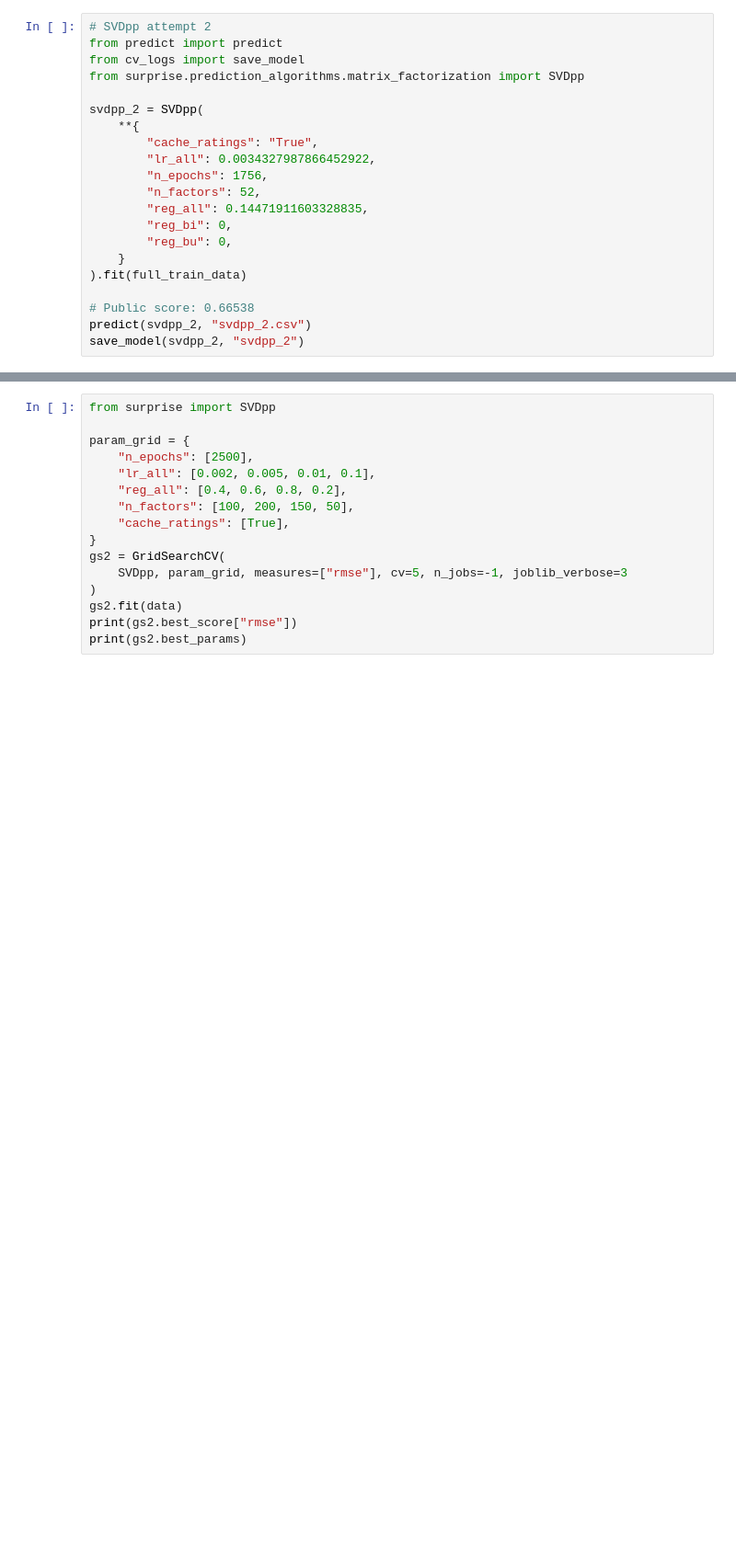
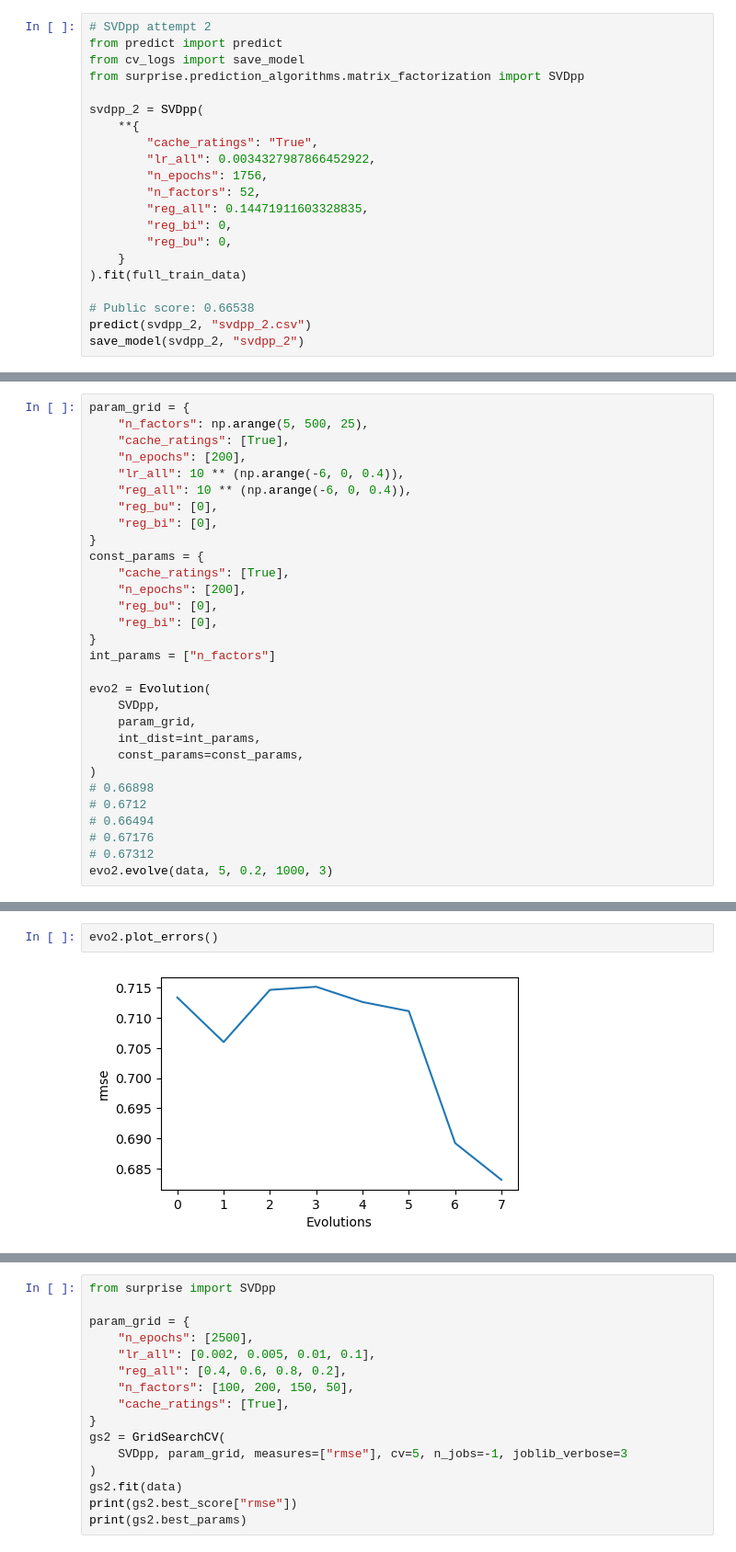
Before and after one commit to BorisLeung/stat3009, a Jupyter notebook: project/svdpp.ipynb, the cells around one changed output, grey strips where cells are left out. Shown at 92% size. Drawn from its saved outputs; the diff is of its cells as text; blank space fills up the shorter version.

Commit message:
SVDpp evolution

```diff
--- a/project/svdpp.ipynb
+++ b/project/svdpp.ipynb
@@ -244,0 +298,30 @@ RUNNING EVOLUTION 2
+# %%
+param_grid = {
+    "n_factors": np.arange(5, 500, 25),
+    "cache_ratings": [True],
+    "n_epochs": [200],
+    "lr_all": 10 ** (np.arange(-6, 0, 0.4)),
+    "reg_all": 10 ** (np.arange(-6, 0, 0.4)),
+    "reg_bu": [0],
+    "reg_bi": [0],
+}
+const_params = {
+    "cache_ratings": [True],
+    "n_epochs": [200],
+    "reg_bu": [0],
+    "reg_bi": [0],
+}
+int_params = ["n_factors"]
+
+evo2 = Evolution(
+    SVDpp,
+    param_grid,
+    int_dist=int_params,
+    const_params=const_params,
+)
+# 0.66898
+# 0.6712
+# 0.66494
+# 0.67176
+# 0.67312
+evo2.evolve(data, 5, 0.2, 1000, 3)
@@ -244,0 +455,4 @@ RUNNING EVOLUTION 2
+# %%
+evo2.plot_errors()
+# %% [output]
+[figure, added]
```
Also changed, not shown: parts of 9 cells of this notebook, 25 other files.
